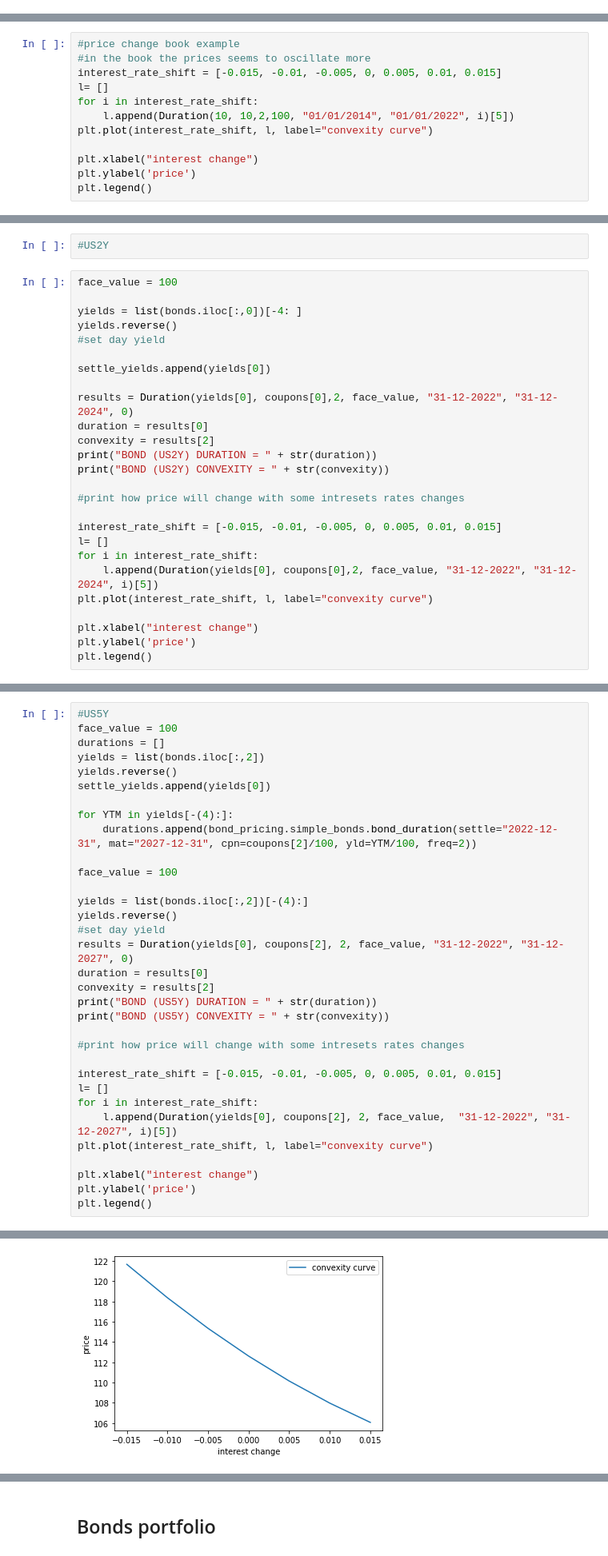
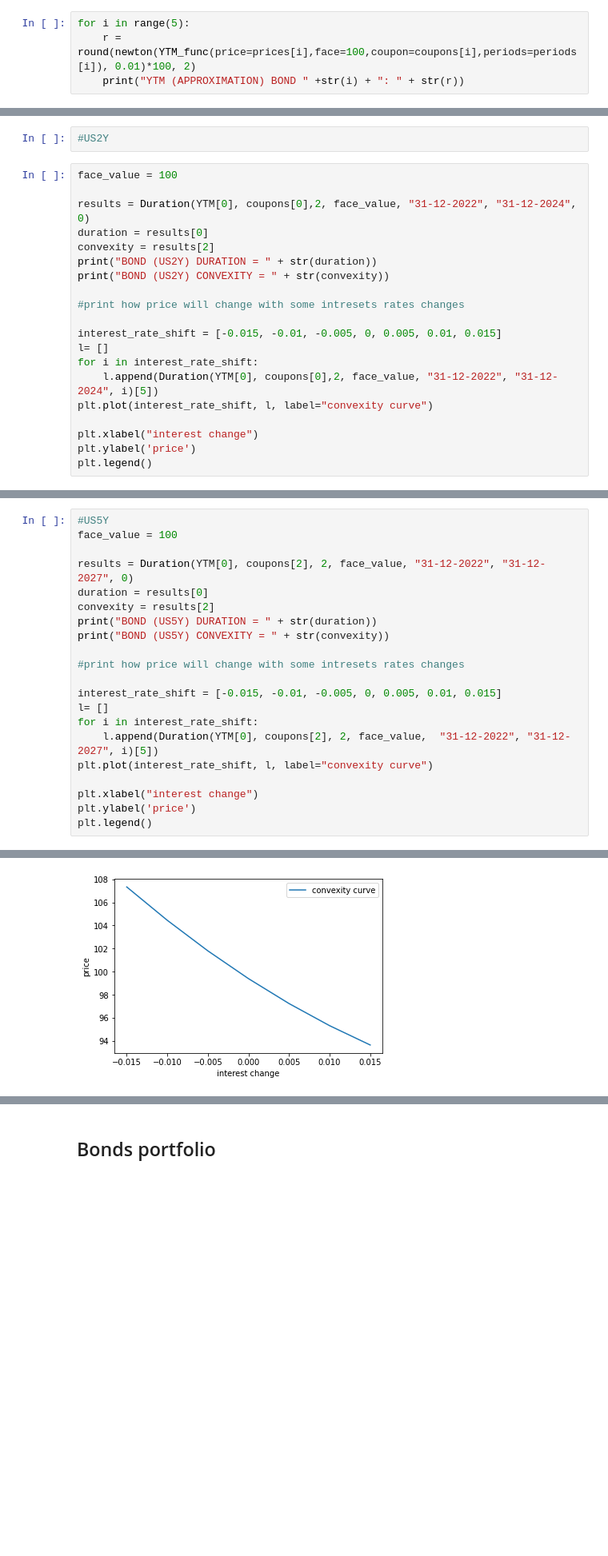
Before and after one commit to mxmws/datafin, a Jupyter notebook: Final_assigment.ipynb, the cells around one changed output, grey strips where cells are left out. Shown at 80% size. Saved outputs shown, nothing was run; the diff lists cells and outputs as text; blank space fills up the shorter version.

Commit message:
bonds

```diff
--- a/Final_assigment.ipynb
+++ b/Final_assigment.ipynb
@@ -559,0 +603,4 @@ plt.show()
+# %%
+for i in range(5):
+    r = round(newton(YTM_func(price=prices[i],face=100,coupon=coupons[i],periods=periods[i]), 0.01)*100, 2)
+    print("YTM (APPROXIMATION) BOND " +str(i) + ": " + str(r))
@@ -632,15 +685,3 @@ Duration(10, 0, 1,1000, "01/01/2022", "01/01/2027", 0.02)
  2       3      0.0    0.000000  0.0      0.000000
  3       4      0.0    0.000000  0.0      0.000000
  4       5   1000.0  620.921323  5.0  18627.639692)
-# %%
-#price change book example
-#in the book the prices seems to oscillate more
-interest_rate_shift = [-0.015, -0.01, -0.005, 0, 0.005, 0.01, 0.015]
-l= []
-for i in interest_rate_shift:
-    l.append(Duration(10, 10,2,100, "01/01/2014", "01/01/2022", i)[5])
-plt.plot(interest_rate_shift, l, label="convexity curve")
-
-plt.xlabel("interest change")
-plt.ylabel('price')
-plt.legend()
@@ -654,13 +690,7 @@ settle_yields = []
 # %%
 face_value = 100
 
-yields = list(bonds.iloc[:,0])[-4: ]
-yields.reverse()
-#set day yield
-
-settle_yields.append(yields[0])
-
-results = Duration(yields[0], coupons[0],2, face_value, "31-12-2022", "31-12-2024", 0)
+results = Duration(YTM[0], coupons[0],2, face_value, "31-12-2022", "31-12-2024", 0)
 duration = results[0]
 convexity = results[2]
 print("BOND (US2Y) DURATION = " + str(duration))
@@ -671,7 +701,7 @@ print("BOND (US2Y) CONVEXITY = " + str(convexity))
 interest_rate_shift = [-0.015, -0.01, -0.005, 0, 0.005, 0.01, 0.015]
 l= []
 for i in interest_rate_shift:
-    l.append(Duration(yields[0], coupons[0],2, face_value, "31-12-2022", "31-12-2024", i)[5])
+    l.append(Duration(YTM[0], coupons[0],2, face_value, "31-12-2022", "31-12-2024", i)[5])
 plt.plot(interest_rate_shift, l, label="convexity curve")
 
 plt.xlabel("interest change")
@@ -717,20 +744,8 @@ BOND (US3Y) CONVEXITY = 19.660227272148703
 # %%
 #US5Y
 face_value = 100
-durations = []
-yields = list(bonds.iloc[:,2])
-yields.reverse()
-settle_yields.append(yields[0])
 
-for YTM in yields[-(4):]:
-    durations.append(bond_pricing.simple_bonds.bond_duration(settle="2022-12-31", mat="2027-12-31", cpn=coupons[2]/100, yld=YTM/100, freq=2))
-
-face_value = 100
-
-yields = list(bonds.iloc[:,2])[-(4):]
-yields.reverse()
-#set day yield
-results = Duration(yields[0], coupons[2], 2, face_value, "31-12-2022", "31-12-2027", 0)
+results = Duration(YTM[0], coupons[2], 2, face_value, "31-12-2022", "31-12-2027", 0)
 duration = results[0]
 convexity = results[2]
 print("BOND (US5Y) DURATION = " + str(duration))
@@ -741,7 +756,7 @@ print("BOND (US5Y) CONVEXITY = " + str(convexity))
 interest_rate_shift = [-0.015, -0.01, -0.005, 0, 0.005, 0.01, 0.015]
 l= []
 for i in interest_rate_shift:
-    l.append(Duration(yields[0], coupons[2], 2, face_value,  "31-12-2022", "31-12-2027", i)[5])
+    l.append(Duration(YTM[0], coupons[2], 2, face_value,  "31-12-2022", "31-12-2027", i)[5])
 plt.plot(interest_rate_shift, l, label="convexity curve")
 
 plt.xlabel("interest change")
@@ -753,5 +768,5 @@ BOND (US5Y) CONVEXITY = 49.46320837952424
 <matplotlib.legend.Legend at 0x...>
-[figure, old version]
+[figure, new version]
 # %%
 #US10Y
 face_value = 100
```
Also changed, not shown: parts of 26 cells of this notebook.
